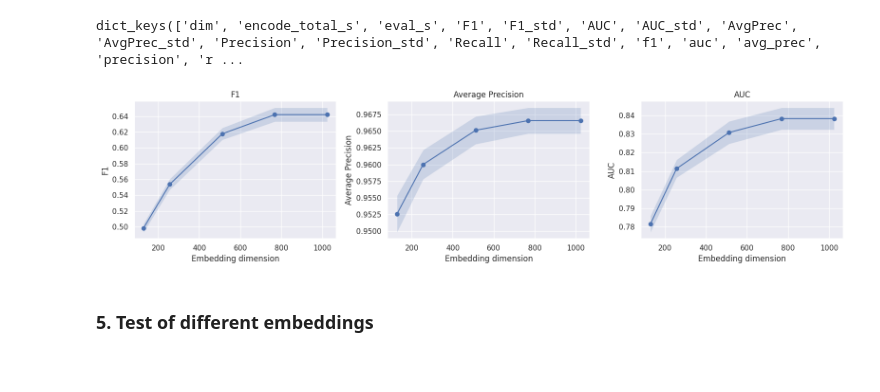
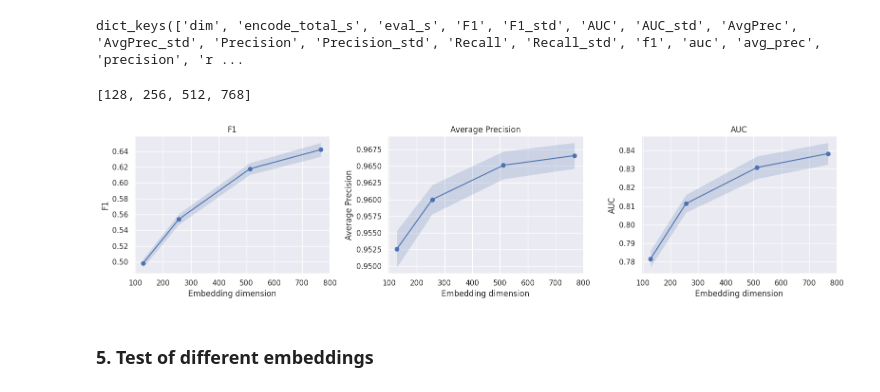
Before and after one commit to alan-man/tal-projet, a Jupyter notebook: pre_test.ipynb, the cells around one changed output. Cells and saved outputs as stored; diff of their text form; code cells hidden in the pictures.

Commit message:
pre_test runs

```diff
--- a/pre_test.ipynb
+++ b/pre_test.ipynb
@@ -19,6 +19,7 @@ import matplotlib.pyplot as plt
 # load dataset
 alltxt, alllabs = load_pres("Dataset/corpus.tache1.learn.utf8")
 alltxt, alllabs = np.array(alltxt), np.array(alllabs)
+alllabs = np.where(alllabs == 1, 0, 1)
 # M = -1, C = 1
 len(alltxt), len(alllabs), np.unique(alllabs)
 # %% [output]
@@ -863,6 +592,20 @@ prep5 = Preprocessing(low_case = True,
                 urls = False
                 )
 
+# no punctuation only
+prep6 = Preprocessing(low_case = True,
+                rm_punctuation = True,
+                rm_number = False,
+                word_norm = "stem", # stem faster
+                pos_tagging = False, # to check
+                all_capital = True, # keep all capital words as they are
+                cap_name = True, # garder les noms en majuscules, for pos tag
+                rm_accent = False,
+                lang = "french",
+                punct = custom_punctuation, # punctuation can contain -, that would be kept
+                urls = False
+                )
+
 from nltk.stem import SnowballStemmer
 import spacy, unicodedata
 
@@ -1589,15 +1590,20 @@ cf python file embeddings_comp.py
 # %%
 import json
 
-with open("embed_size_cv.json") as json_file:
+with open("res_files_saved/embed_size_cv.json") as json_file:
     json_data_emb = json.load(json_file)
 # %%
 json_data_emb[0].keys()
 # %% [output]
 dict_keys(['dim', 'encode_total_s', 'eval_s', 'F1', 'F1_std', 'AUC', 'AUC_std', 'AvgPrec', 'AvgPrec_std', 'Precision', 'Precision_std', 'Recall', 'Recall_std', 'f1', 'auc', 'avg_prec', 'precision', 'r ...
+# %%
+dims = [r['dim'] for r in json_data_emb][:-1]
+dims # computed dim 1024 but corresponds to 512
+# %% [output]
+[128, 256, 512, 768]
 # %%
 import seaborn as sns
-dims = [r['dim'] for r in json_data_emb]
+dims = [r['dim'] for r in json_data_emb][:-1]
 
 # Metrics for CV/train (with std)
 metrics_cv = ['F1', 'AvgPrec', 'AUC', ] # 'Precision', 'Recall'
@@ -1610,41 +1616,39 @@ sns.set_theme(style="darkgrid")
 fig, axes = plt.subplots(1, 3, figsize=(16, 4))
 
 for i, (m_cv, m_test) in enumerate(zip(metrics_cv, metrics_test)):
-    cv_vals = [r[m_cv] for r in json_data_emb]
-    cv_std = [r[m_cv + '_std'] for r in json_data_emb]
-    test_vals = [r[m_test] for r in json_data_emb]
+    cv_vals = [r[m_cv] for r in json_data_emb][:-1]
+    cv_std = [r[m_cv + '_std'] for r in json_data_emb][:-1]
+    test_vals = [r[m_test] for r in json_data_emb][:-1]
 
     ax = axes[i]
 
     # CV metric with error bars
     # ax.errorbar(dims, cv_vals, yerr=cv_std, label='CV/train', marker='o', capsize=3)
     ax.plot(dims, cv_vals, marker='o')
 
     # Test metric
     # ax.plot(dims, test_vals, label='Test', marker='s')
 
     ax.fill_between(
             dims,
             np.array(cv_vals) - np.array(cv_std),
             np.array(cv_vals) + np.array(cv_std),
             alpha=0.2,
         )
 
     ax.set_title(m_cv)
     if m_cv == "AvgPrec":
         ax.set_title("Average Precision")
     ax.set_xlabel('Embedding dimension')
     ax.set_ylabel(m_cv.replace("AvgPrec", "Average Precision"))
     ax.grid(True)
     # ax.legend()
 
 plt.tight_layout()
 plt.savefig("images/pretest/embed_size_metrics.pdf")
 plt.show()
-
-# didn't scale, but comparison unchanged ?
 # %% [output]
-[figure, old version]
+[figure, new version]
 # %% [markdown]
 ### 5. Test of different embeddings
 # %%
```
Also changed, not shown: parts of 13 cells of this notebook, 2 other files.
